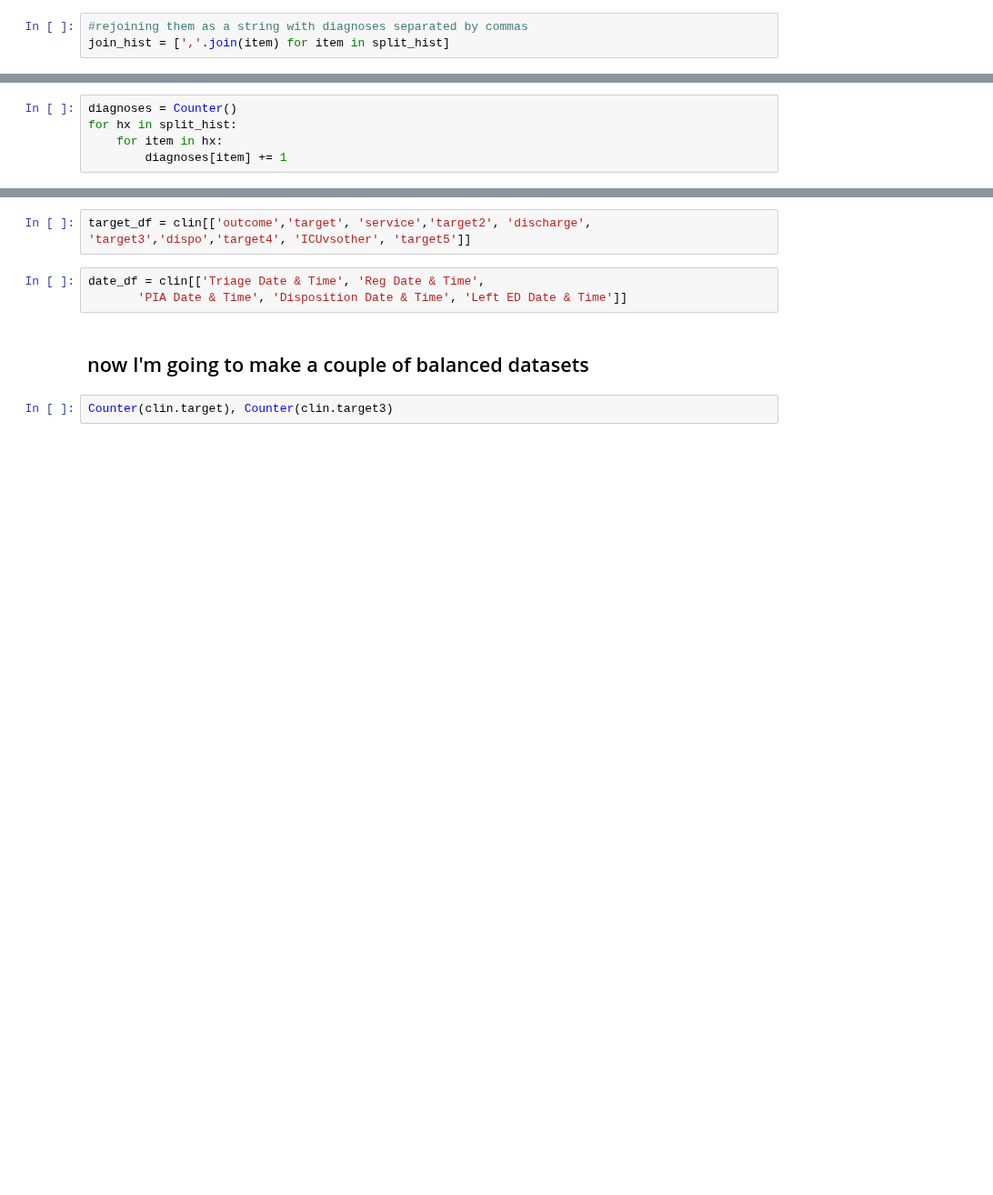
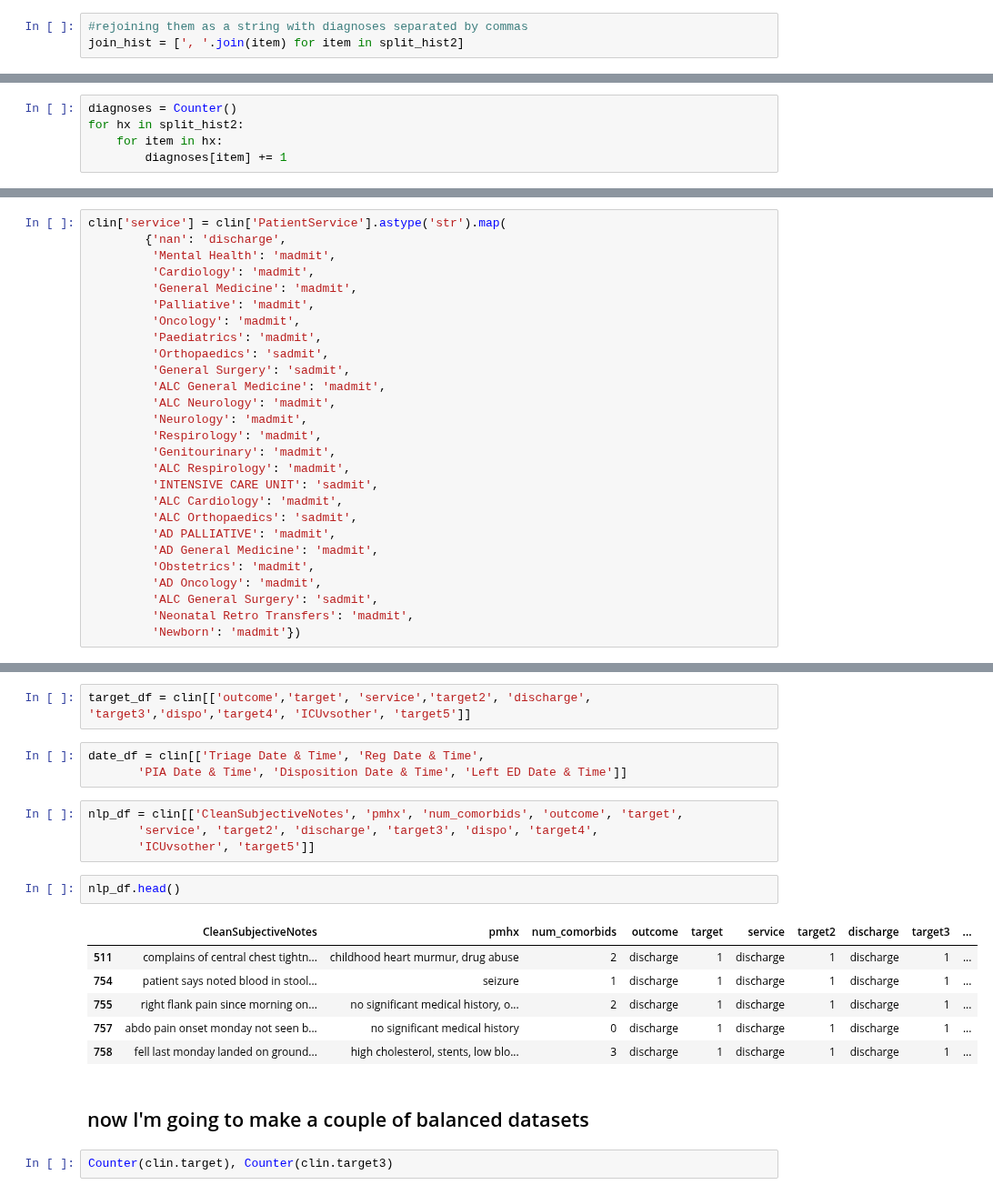
Before and after one commit to Jaskolk/ed-triage, a Jupyter notebook: data_preprocessing-EGHv2.ipynb, the cells around one changed output, grey strips where cells are left out. Shown at 91% size. Saved outputs shown, nothing was run; the diff lists cells and outputs as text; blank space fills up the shorter version.

```diff
--- a/data_preprocessing-EGHv2.ipynb
+++ b/data_preprocessing-EGHv2.ipynb
@@ -369,6 +661,6 @@ for item in history:
 # %%
 #rejoining them as a string with diagnoses separated by commas
-join_hist = [','.join(item) for item in split_hist]
+join_hist = [', '.join(item) for item in split_hist2]
 # %%
 comorbids = [len(item) if item != ['no significant medical history'] else 0 for item in split_hist]
 # %%
@@ -386,7 +678,7 @@ clin['num_comorbids'] = comorbids
 - in here I initially made some code to make a data frame up of the top 6 diagnoses for each patient
 # %%
 diagnoses = Counter()
-for hx in split_hist:
+for hx in split_hist2:
     for item in hx:
         diagnoses[item] += 1
 # %%
@@ -923,3 +1213,30 @@ clin['outcome'] = clin['AdmitLocation'].astype('str').map(
+# %%
+clin['service'] = clin['PatientService'].astype('str').map(
+        {'nan': 'discharge',
+         'Mental Health': 'madmit',
+         'Cardiology': 'madmit',
+         'General Medicine': 'madmit',
+         'Palliative': 'madmit',
+         'Oncology': 'madmit',
+         'Paediatrics': 'madmit',
+         'Orthopaedics': 'sadmit',
+         'General Surgery': 'sadmit',
+         'ALC General Medicine': 'madmit',
+         'ALC Neurology': 'madmit',
+         'Neurology': 'madmit',
+         'Respirology': 'madmit',
+         'Genitourinary': 'madmit',
+         'ALC Respirology': 'madmit',
+         'INTENSIVE CARE UNIT': 'sadmit',
+         'ALC Cardiology': 'madmit',
+         'ALC Orthopaedics': 'sadmit',
+         'AD PALLIATIVE': 'madmit',
+         'AD General Medicine': 'madmit',
+         'Obstetrics': 'madmit',
+         'AD Oncology': 'madmit',
+         'ALC General Surgery': 'sadmit',
+         'Neonatal Retro Transfers': 'madmit',
+         'Newborn': 'madmit'})
 # %%
 service_count = Counter(clin['service'])
 service_count
@@ -1013,6 +1330,19 @@ target_df = clin[['outcome','target', 'service','target2', 'discharge', 'target3
 # %%
 date_df = clin[['Triage Date & Time', 'Reg Date & Time',
        'PIA Date & Time', 'Disposition Date & Time', 'Left ED Date & Time']]
+# %%
+nlp_df = clin[['CleanSubjectiveNotes', 'pmhx', 'num_comorbids', 'outcome', 'target',
+       'service', 'target2', 'discharge', 'target3', 'dispo', 'target4',
+       'ICUvsother', 'target5']]
+# %%
+nlp_df.head()
+# %% [output]
+|  | CleanSubjectiveNotes | pmhx | num_comorbids | outcome | target | service | target2 | discharge | target3 | ... |
+| 511 | complains of central chest tightn... | childhood heart murmur, drug abuse | 2 | discharge | 1 | discharge | 1 | discharge | 1 | ... |
+| 754 | patient says noted blood in stool... | seizure | 1 | discharge | 1 | discharge | 1 | discharge | 1 | ... |
+| 755 | right flank pain since morning on... | no significant medical history, o... | 2 | discharge | 1 | discharge | 1 | discharge | 1 | ... |
+| 757 | abdo pain onset monday not seen b... | no significant medical history | 0 | discharge | 1 | discharge | 1 | discharge | 1 | ... |
+| 758 | fell last monday landed on ground... | high cholesterol, stents, low blo... | 3 | discharge | 1 | discharge | 1 | discharge | 1 | ... |
 # %% [markdown]
 ## now I'm going to make a couple of balanced datasets
 # %%
```
Also changed, not shown: parts of 16 cells of this notebook, 3 other files.
